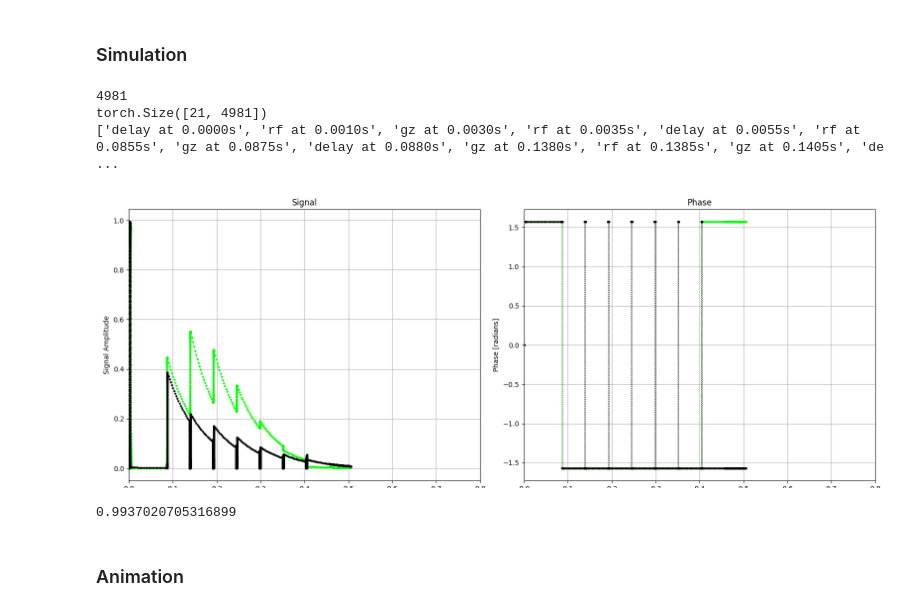
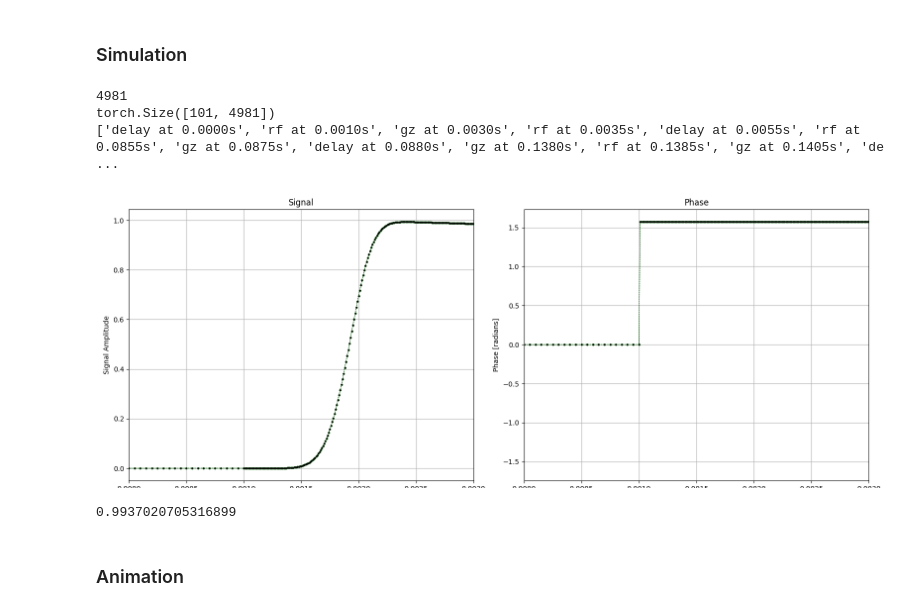
Before and after one commit to dantona02/optim, a Jupyter notebook: testing.ipynb, the cells around one changed output. Saved outputs shown, nothing was run; the diff lists cells and outputs as text; code cells hidden in the pictures.

```diff
--- a/testing.ipynb
+++ b/testing.ipynb
@@ -9,7 +9,7 @@ import matplotlib.pyplot as plt
 low = -1e-3
 high = 1e-3
 
-n_iso = 20
+n_iso = 100
 
 z_pos = np.linspace(low, high, n_iso)
 z_pos = torch.tensor(z_pos)
@@ -18,7 +18,7 @@ z_pos = torch.sort(z_pos).values
 # %%
 # seq_path_gauss = 'seq_lib/custom_ETM.seq'
 # seq_path_gauss = 'seq_lib/SE.seq'
-seq_path_gauss = 'seq_lib/30no_phasead_animation.seq'
+seq_path_gauss = 'seq_lib/30phasead_animation.seq'
 config_path = 'sim_lib/config_1pool.yaml'
 
 adc_time = 50e-3
@@ -42,35 +42,35 @@ sim = simulate(config_file=config_path,
 # %%
 %matplotlib widget
 from bmc.utils.eval import plot_sim
 time, m_z, m_z_total, m_c, m_c_total = sim.get_mag(return_cest_pool=False)
 print(len(time))
 print(m_c.shape)
 time = time.cpu().numpy()
 m_z = m_z.cpu().numpy()
 m_z_total = m_z_total.cpu().numpy()
 m_c = m_c.cpu().numpy()
 m_c_total = m_c_total.cpu().numpy()
 
 iso_select = [0]
 # plt_range = [0.0, 0.0353] #1ETM
 # plt_range = [0.07, 0.1]
 # plt_range = [0.085, 0.0885]
 # plt_range = [0.0, 0.01]
-plt_range = [0.0, 0.8]
+plt_range = [0.0, 0.003]
 
 print(sim.events)
 
 # _ = plot_sim(m_out=[m_z, m_z_total], time=time., plt_range=plt_range, iso_select=iso_select)
 _ = plot_sim(m_out=[m_c, m_c_total], time=time, plt_range=plt_range, iso_select=iso_select)
 
 m_trans_plus = np.abs(m_c_total)
 m_z_plus = m_z_total
 print(np.max(m_trans_plus[50:]))
 # %% [output]
 4981
-torch.Size([21, 4981])
+torch.Size([101, 4981])
 ['delay at 0.0000s', 'rf at 0.0010s', 'gz at 0.0030s', 'rf at 0.0035s', 'delay at 0.0055s', 'rf at 0.0855s', 'gz at 0.0875s', 'delay at 0.0880s', 'gz at 0.1380s', 'rf at 0.1385s', 'gz at 0.1405s', 'de ...
-[figure, old version]
+[figure, new version]
 0.9937020705316899
 # %% [markdown]
 ### Animation
```
Also changed, not shown: parts of 3 cells of this notebook, 11 other files.
